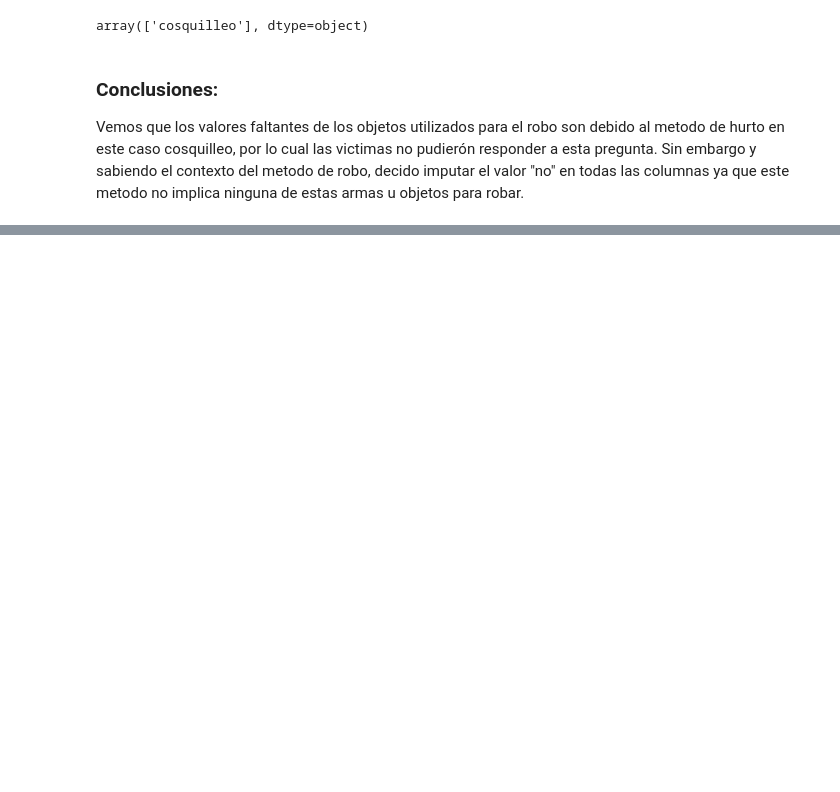
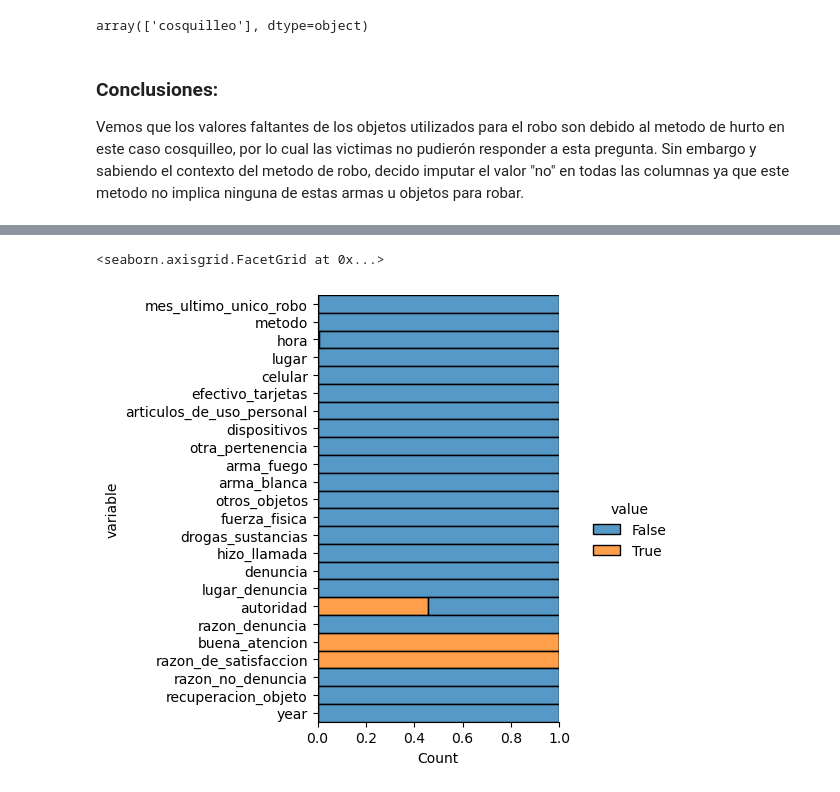
Before and after one commit to giraljv/hurtos_colombia, a Jupyter notebook: notebooks/0-1_nulls.ipynb, the cells around one changed output, grey strips where cells are left out. Drawn from its saved outputs; the diff is of its cells as text; code cells hidden in the pictures; blank space fills up the shorter version.

```diff
--- a/notebooks/0-1_nulls.ipynb
+++ b/notebooks/0-1_nulls.ipynb
@@ -298,0 +285,5 @@ plt.show()
+# %%
+df_1_nulos.ms_tools.vis_proportion()
+# %% [output]
+<seaborn.axisgrid.FacetGrid at 0x...>
+[figure, added]
```
Also changed, not shown: parts of 22 cells of this notebook.
